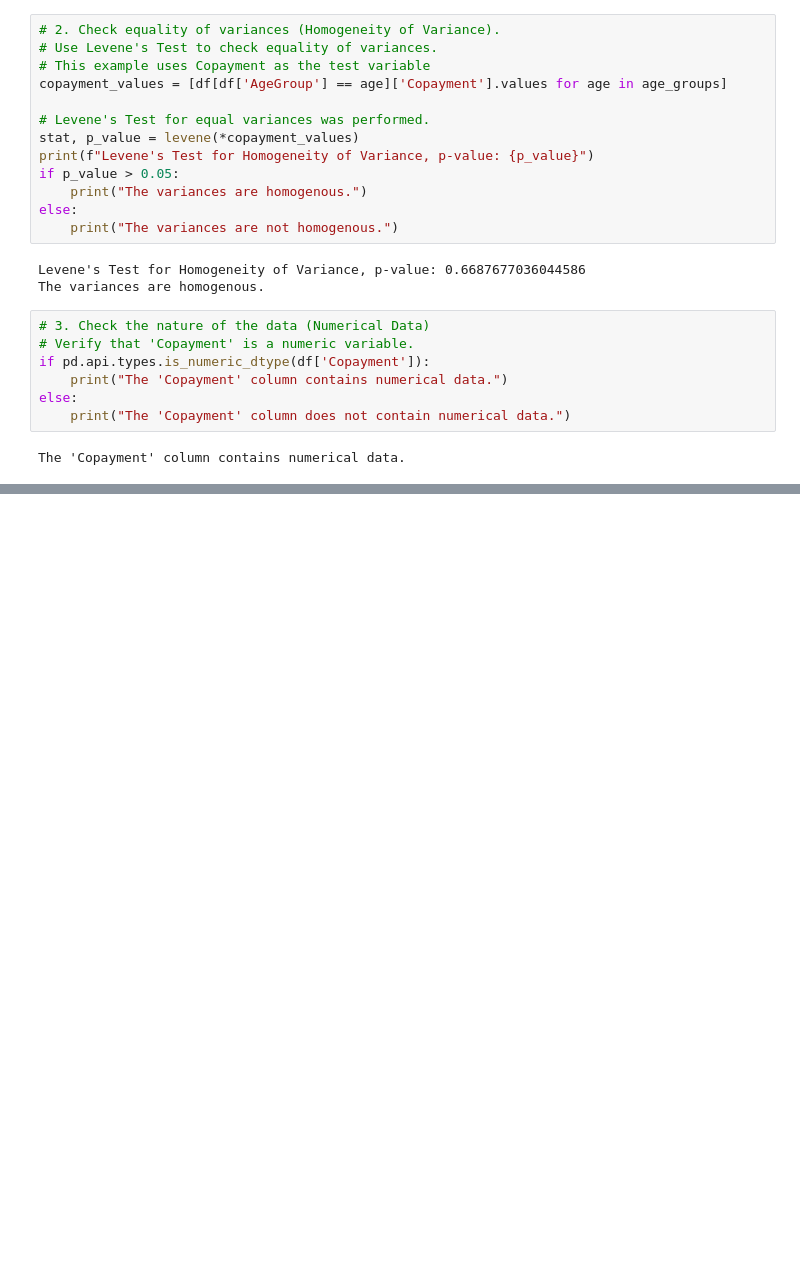
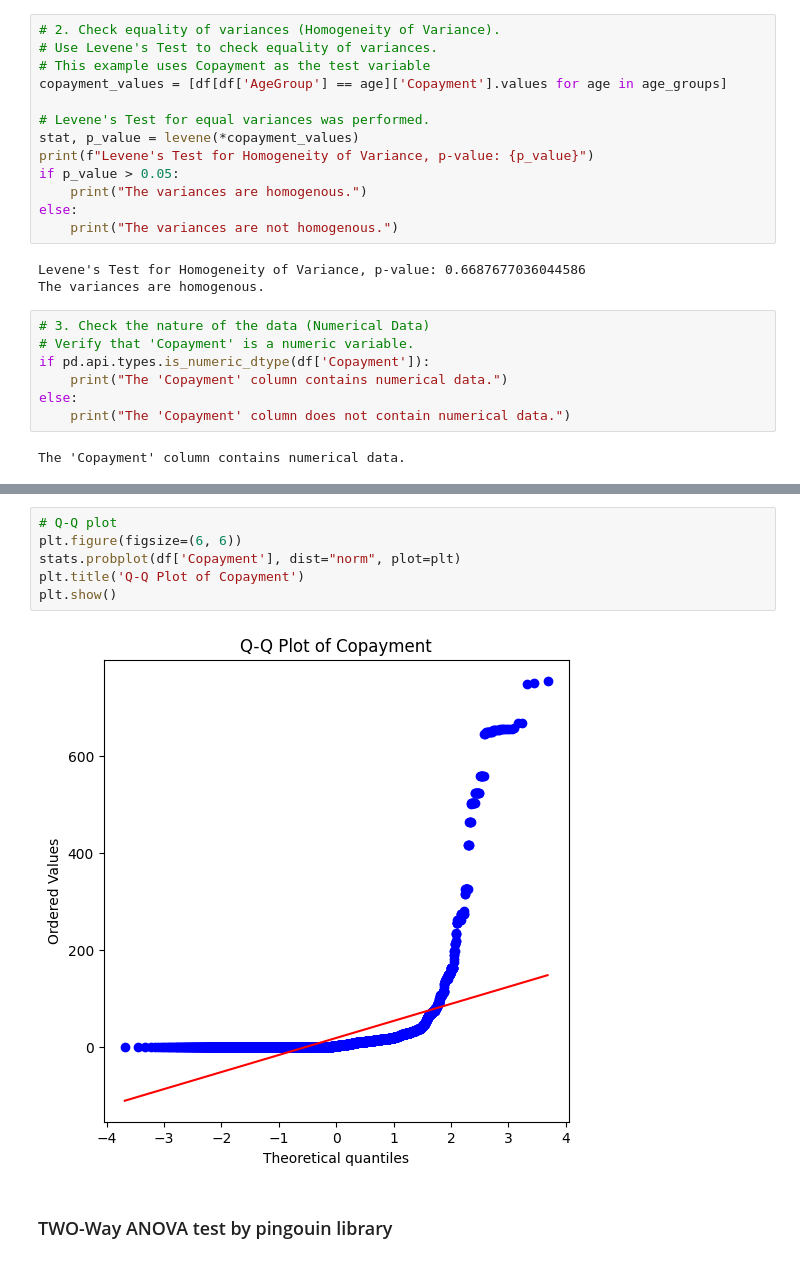
Before and after one commit to saverin0/US-Healthcare-System-Data-Analysis, a Jupyter notebook: 6.Distribute_data-Use.ipynb, the cells around one changed output, grey strips where cells are left out. Saved outputs shown, nothing was run; the diff lists cells and outputs as text; blank space fills up the shorter version.

Commit message:
edit 6.distribute_data
add log10
add two way anova

```diff
--- a/6.Distribute_data-Use.ipynb
+++ b/6.Distribute_data-Use.ipynb
@@ -145,0 +204,10 @@ The 'Copayment' column contains numerical data.
+# %%
+# Q-Q plot
+plt.figure(figsize=(6, 6))
+stats.probplot(df['Copayment'], dist="norm", plot=plt)
+plt.title('Q-Q Plot of Copayment')
+plt.show()
+# %% [output]
+[figure, added]
+# %% [markdown]
+### TWO-Way ANOVA test by pingouin library
```
Also changed, not shown: parts of 12 cells of this notebook.
